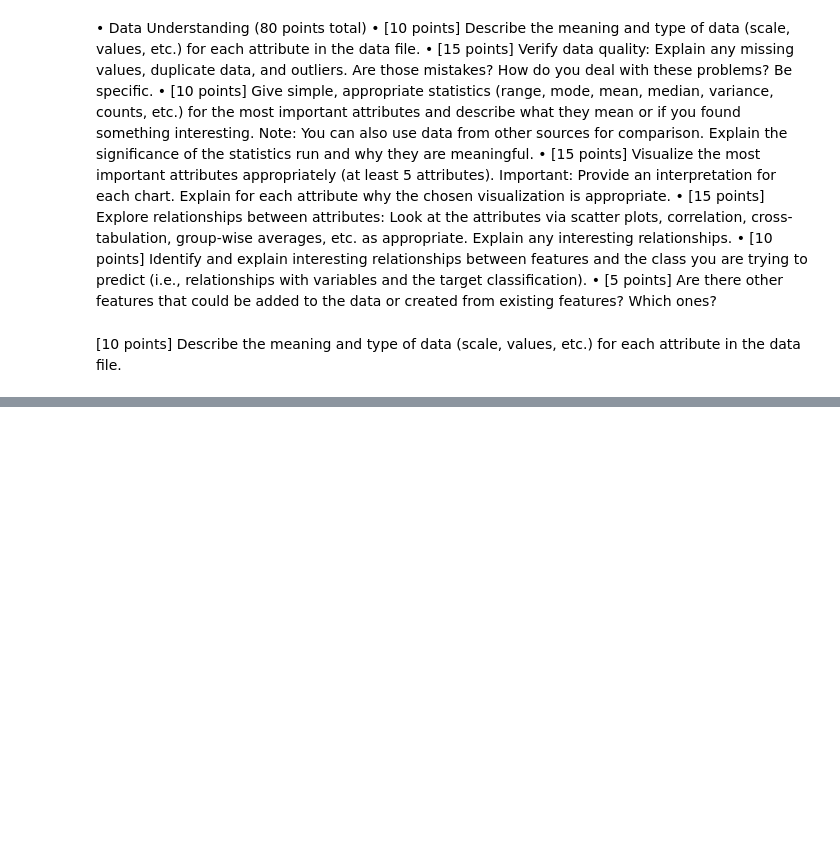
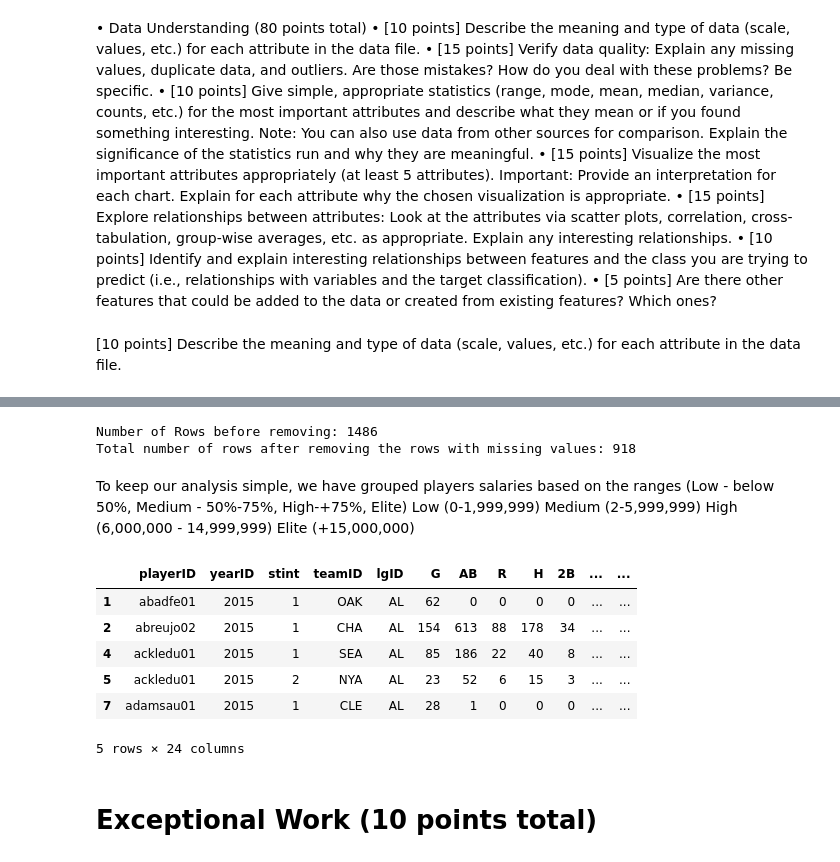
Before and after one commit to dk28yip/MSDS7331, a Jupyter notebook: Lab1.ipynb, the cells around one changed output, grey strips where cells are left out. Cells and saved outputs as stored; diff of their text form; code cells hidden in the pictures; blank space fills up the shorter version.

```diff
--- a/Lab1.ipynb
+++ b/Lab1.ipynb
@@ -125,0 +170,26 @@ print ('lda:', lda.scalings_.T)
+# %%
+print("Number of Rows before removing:", len(df_2015))
+df_2015 = df_2015.dropna()
+print("Total number of rows after removing the rows with missing values:",len(df_2015))
+# %% [output]
+Number of Rows before removing: 1486
+Total number of rows after removing the rows with missing values: 918
+# %% [markdown]
+To keep our analysis simple, we have grouped players salaries based on the ranges (Low - below 50%, Medium - 50%-75%, High-+75%, Elite)
+    Low (0-1,999,999)
+    Medium (2-5,999,999)
+    High (6,000,000 - 14,999,999)
+    Elite (+15,000,000)
+# %%
+df_2015['salary_cut'] = pd.cut(df_2015['salary'], bins = [0,1999999,5999999,14999999,50000000], labels=["Low", "Medium", "High", "Elite"], right=True)
+df_2015.head()
+# %% [output]
+|  | playerID | yearID | stint | teamID | lgID | G | AB | R | H | 2B | ... | ... |
+| 1 | abadfe01 | 2015 | 1 | OAK | AL | 62 | 0 | 0 | 0 | 0 | ... | ... |
+| 2 | abreujo02 | 2015 | 1 | CHA | AL | 154 | 613 | 88 | 178 | 34 | ... | ... |
+| 4 | ackledu01 | 2015 | 1 | SEA | AL | 85 | 186 | 22 | 40 | 8 | ... | ... |
+| 5 | ackledu01 | 2015 | 2 | NYA | AL | 23 | 52 | 6 | 15 | 3 | ... | ... |
+| 7 | adamsau01 | 2015 | 1 | CLE | AL | 28 | 1 | 0 | 0 | 0 | ... | ... |
+5 rows × 24 columns
+# %% [markdown]
+# Exceptional Work (10 points total)
```
Also changed, not shown: parts of 21 cells of this notebook.
